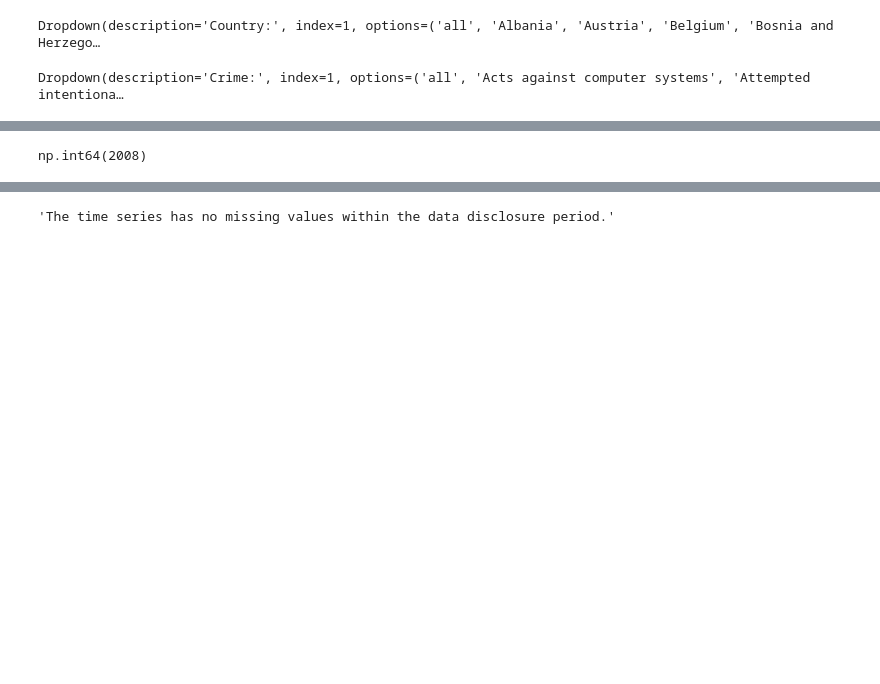
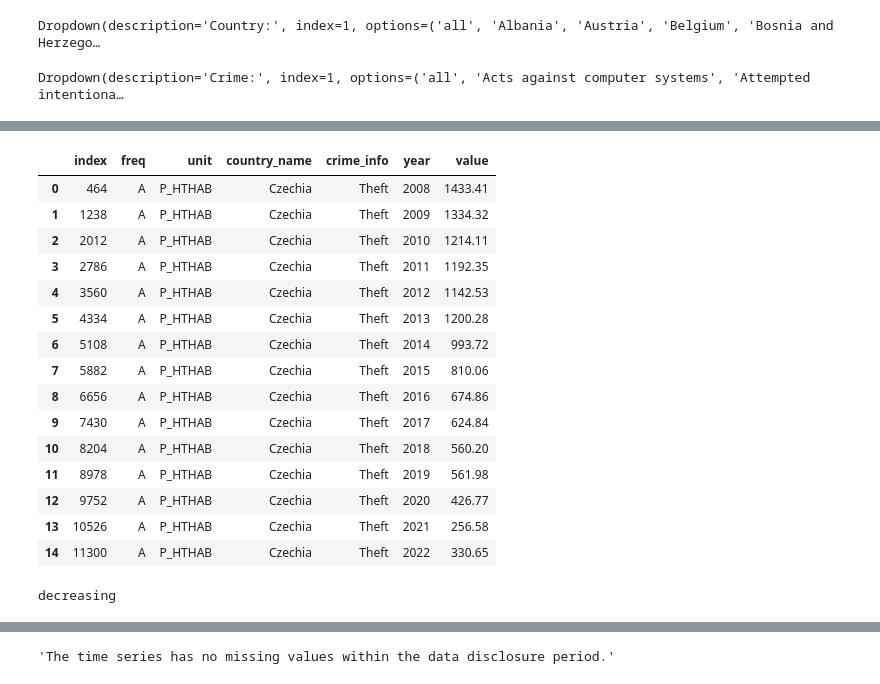
Before and after one commit to klbek/Analysis-of-Crime-in-the-EU, a Jupyter notebook: test_dat_zkouska2.ipynb, the cells around one changed output, grey strips where cells are left out. Drawn from its saved outputs; the diff is of its cells as text; code cells hidden in the pictures; blank space fills up the shorter version.

```diff
--- a/test_dat_zkouska2.ipynb
+++ b/test_dat_zkouska2.ipynb
@@ -302,9 +332,41 @@ select_country
 # %%
 CrimeData.filter_data(select_country, select_crime)
 CrimeData.filtered_data
-CrimeData.statistics.min_range_year
+# CrimeData.statistics.min_range_year
 # %% [output]
-np.int64(2008)
+|  | index | freq | unit | country_name | crime_info | year | value |
+| 0 | 464 | A | P_HTHAB | Czechia | Theft | 2008 | 1433.41 |
+| 1 | 1238 | A | P_HTHAB | Czechia | Theft | 2009 | 1334.32 |
+| 2 | 2012 | A | P_HTHAB | Czechia | Theft | 2010 | 1214.11 |
+| 3 | 2786 | A | P_HTHAB | Czechia | Theft | 2011 | 1192.35 |
+| 4 | 3560 | A | P_HTHAB | Czechia | Theft | 2012 | 1142.53 |
+| 5 | 4334 | A | P_HTHAB | Czechia | Theft | 2013 | 1200.28 |
+| 6 | 5108 | A | P_HTHAB | Czechia | Theft | 2014 | 993.72 |
+| 7 | 5882 | A | P_HTHAB | Czechia | Theft | 2015 | 810.06 |
+| 8 | 6656 | A | P_HTHAB | Czechia | Theft | 2016 | 674.86 |
+| 9 | 7430 | A | P_HTHAB | Czechia | Theft | 2017 | 624.84 |
+| 10 | 8204 | A | P_HTHAB | Czechia | Theft | 2018 | 560.20 |
+| 11 | 8978 | A | P_HTHAB | Czechia | Theft | 2019 | 561.98 |
+| 12 | 9752 | A | P_HTHAB | Czechia | Theft | 2020 | 426.77 |
+| 13 | 10526 | A | P_HTHAB | Czechia | Theft | 2021 | 256.58 |
+| 14 | 11300 | A | P_HTHAB | Czechia | Theft | 2022 | 330.65 |
+# %%
+def check_trend(data):
+    diffs = numpy.diff(data)
+    sum_positive_number = numpy.sum(diffs > 0)
+    sum_negative_number = numpy.sum(diffs < 0)
+    # Pokud jsou rozdíly převážně kladné
+    if sum_positive_number > sum_negative_number:
+        return 'increasing'
+    # Pokud jsou rozdíly převážně záporné
+    elif sum_negative_number > sum_positive_number:
+        return 'decreasing'
+    else:
+        return 'no clear trend'
+
+print(check_trend(CrimeData.filtered_data['value']))
+# %% [output]
+decreasing
 # %%
 CrimeData.statistics_info
 # CrimeData.statistics.min_range_year
```
Also changed, not shown: parts of 10 cells of this notebook.
